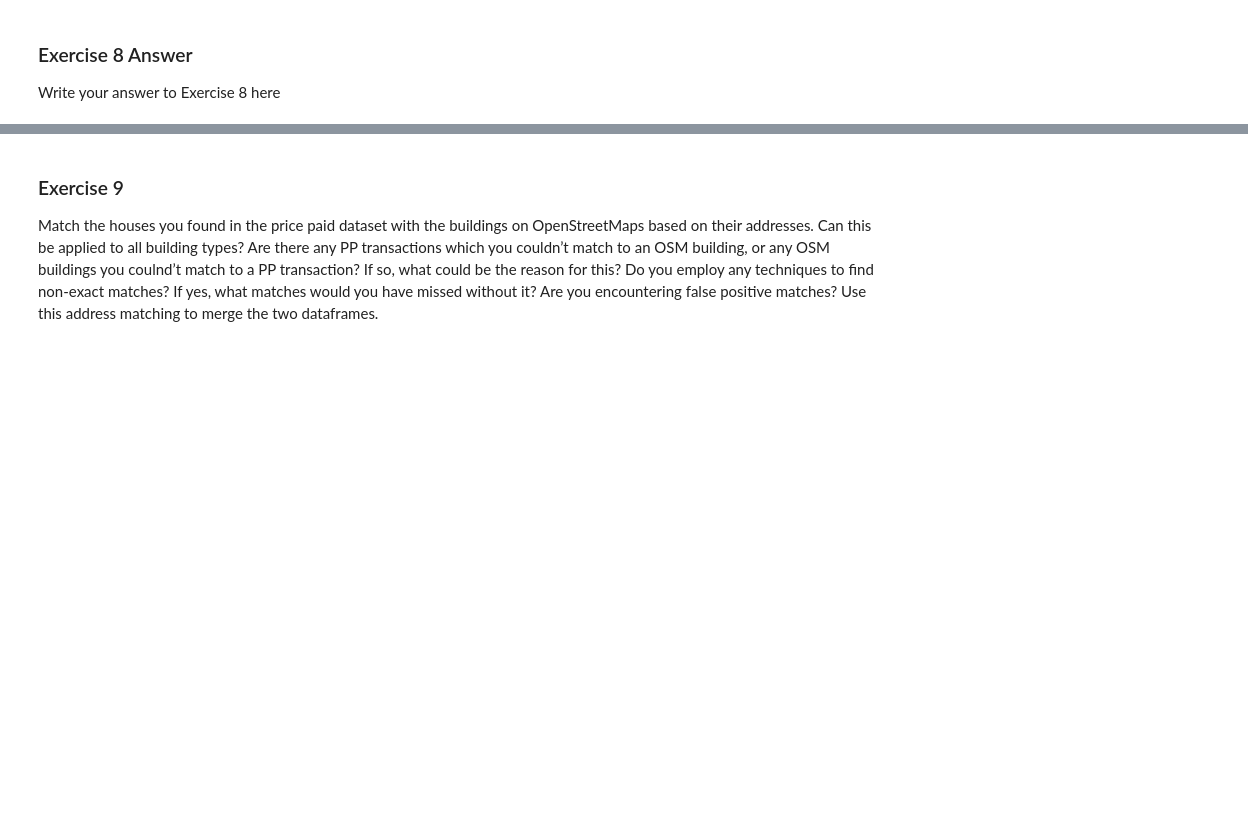
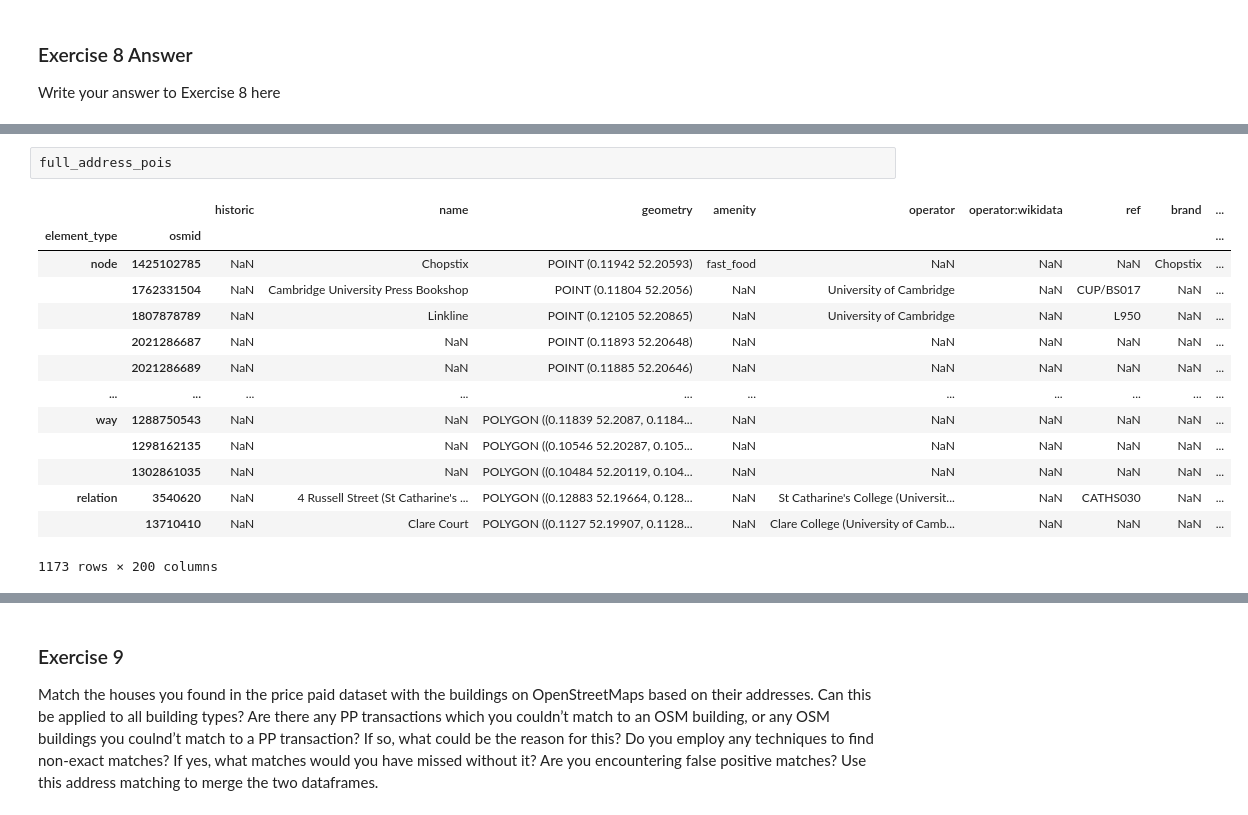
Before and after one commit to chenyilow/cyl68_ads_2024, a Jupyter notebook: _notebooks/02-access-assess-geospatial.ipynb, the cells around one changed output, grey strips where cells are left out. Cells and saved outputs as stored; diff of their text form; blank space fills up the shorter version.

```diff
--- a/_notebooks/02-access-assess-geospatial.ipynb
+++ b/_notebooks/02-access-assess-geospatial.ipynb
@@ -899,0 +948,17 @@ Write your answer to Exercise 8 here
+# %%
+full_address_pois
+# %% [output]
+|  |  | historic | name | geometry | amenity | operator | operator:wikidata | ref | brand | ... |
+| element_type | osmid |  |  |  |  |  |  |  |  | ... |
+| node | 1425102785 | NaN | Chopstix | POINT (0.11942 52.20593) | fast_food | NaN | NaN | NaN | Chopstix | ... |
+|  | 1762331504 | NaN | Cambridge University Press Bookshop | POINT (0.11804 52.2056) | NaN | University of Cambridge | NaN | CUP/BS017 | NaN | ... |
+|  | 1807878789 | NaN | Linkline | POINT (0.12105 52.20865) | NaN | University of Cambridge | NaN | L950 | NaN | ... |
+|  | 2021286687 | NaN | NaN | POINT (0.11893 52.20648) | NaN | NaN | NaN | NaN | NaN | ... |
+|  | 2021286689 | NaN | NaN | POINT (0.11885 52.20646) | NaN | NaN | NaN | NaN | NaN | ... |
+| ... | ... | ... | ... | ... | ... | ... | ... | ... | ... | ... |
+| way | 1288750543 | NaN | NaN | POLYGON ((0.11839 52.2087, 0.1184... | NaN | NaN | NaN | NaN | NaN | ... |
+|  | 1298162135 | NaN | NaN | POLYGON ((0.10546 52.20287, 0.105... | NaN | NaN | NaN | NaN | NaN | ... |
+|  | 1302861035 | NaN | NaN | POLYGON ((0.10484 52.20119, 0.104... | NaN | NaN | NaN | NaN | NaN | ... |
+| relation | 3540620 | NaN | 4 Russell Street (St Catharine's ... | POLYGON ((0.12883 52.19664, 0.128... | NaN | St Catharine's College (Universit... | NaN | CATHS030 | NaN | ... |
+|  | 13710410 | NaN | Clare Court | POLYGON ((0.1127 52.19907, 0.1128... | NaN | Clare College (University of Camb... | NaN | NaN | NaN | ... |
+1173 rows × 200 columns
```
Also changed, not shown: parts of 25 cells of this notebook.
